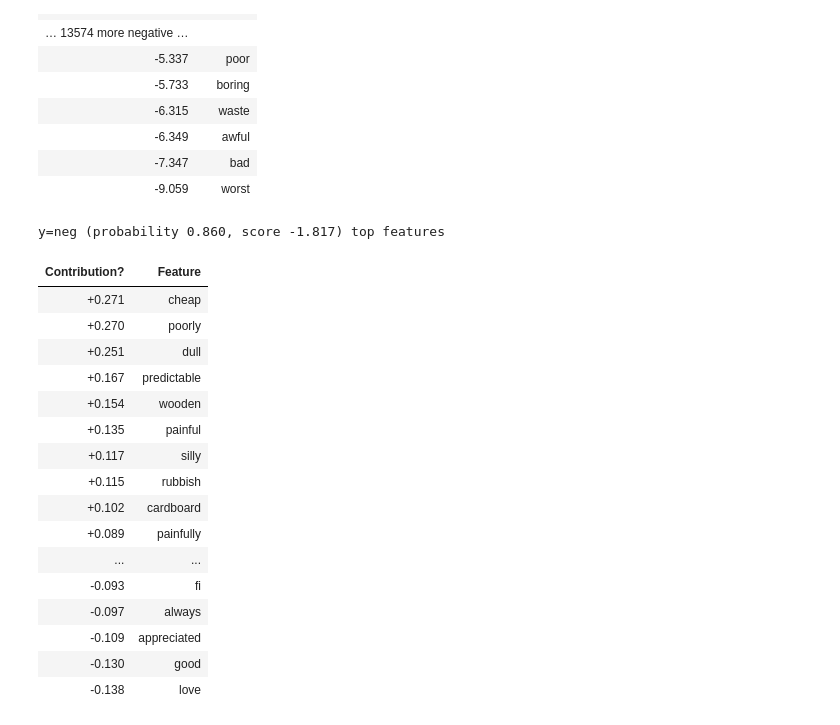
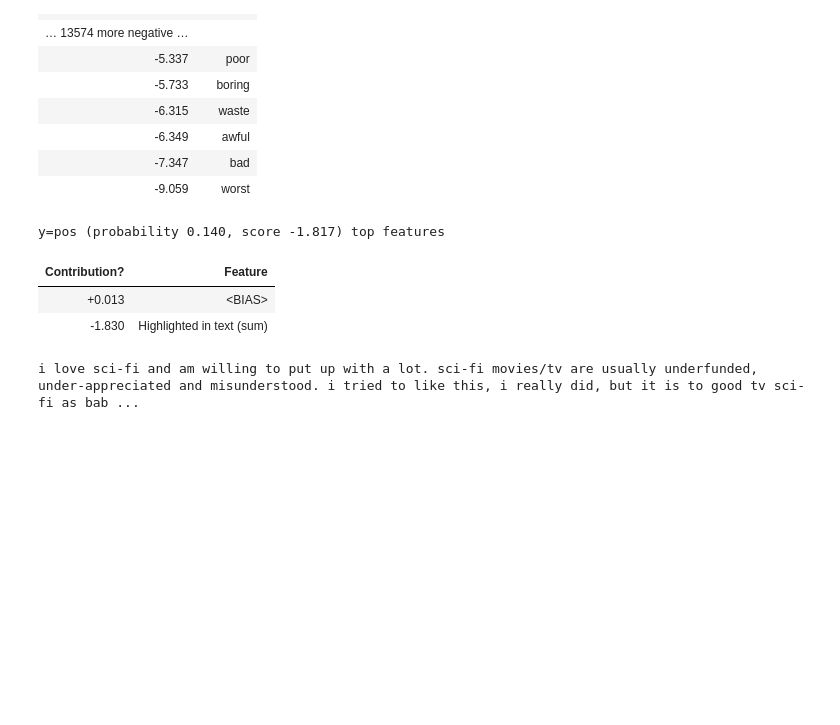
Before and after one commit to ccs-amsterdam/ccsbook, a Jupyter notebook: chapter11/sml_py.ipynb, the cells around one changed output. Saved outputs shown, nothing was run; the diff lists cells and outputs as text; code cells hidden in the pictures; blank space fills up the shorter version.

```diff
--- a/chapter11/sml_py.ipynb
+++ b/chapter11/sml_py.ipynb
@@ -50,8 +100,8 @@ configurations = [('NB with Count', CountVectorizer(min_df=5, max_df=.5), Multin
 
 for description, vectorizer, classifier in configurations:
     print(description)
-    X_train = vectorizer.fit_transform(train_texts)
-    X_test = vectorizer.transform(test_texts)
+    X_train = vectorizer.fit_transform(reviews_train)
+    X_test = vectorizer.transform(reviews_test)
     classifier.fit(X_train, y_train)
     y_pred = classifier.predict(X_test)
     short_classification_report(y_test, y_pred)
@@ -78,8 +128,8 @@ negative reviews:        0.88            0.89
 for description, vectorizer, classifier in configurations:
     print(description)
     pipe = make_pipeline(vectorizer, classifier)
-    pipe.fit(train_texts, y_train)
-    y_pred = pipe.predict(test_texts)
+    pipe.fit(reviews_train, y_train)
+    y_pred = pipe.predict(reviews_test)
     short_classification_report(y_test, y_pred)
     print('\n')
 # %% [output]
@@ -115,8 +165,8 @@ search = GridSearchCV(estimator=pipeline,
                       cv=5,
                       n_jobs=-1,  # use all cpus
                       verbose=10)
-search.fit(train_texts, y_train)
+search.fit(reviews_train, y_train)
 print(f'Using these hyperparameters {search.best_params_}, we get the best performance:')
-print(short_classification_report(y_test, search.predict(test_texts)))
+print(short_classification_report(y_test, search.predict(reviews_test)))
 # %% [output]
 Fitting 5 folds for each of 24 candidates, totalling 120 fits
@@ -173,7 +223,13 @@ print(metrics.classification_report(y_test, y_vader))
    macro avg       0.48      0.47      0.46     25000
 weighted avg       0.72      0.70      0.69     25000
 # %%
-# let's save the vectorizer and classifier from the first example
+# let's take a vectorizer and classifier...
+vectorizer = TfidfVectorizer(min_df=5, max_df=.5)
+classifier = LogisticRegression(solver='liblinear')
+X_train = vectorizer.fit_transform(reviews_train)
+X_test = vectorizer.transform(reviews_test)
+classifier.fit(X_train, y_train)
+# .... and save it:
 pickle.dump(vectorizer,open("myvectorizer.pkl",mode="wb"))
 joblib.dump(nb, "myclassifier.pkl")
 
@@ -211,23 +267,10 @@ y=pos top features
 | -7.347 | bad |
 | -9.059 | worst |
 # %%
-eli5.show_prediction(classifier, test_texts[0], vec=vectorizer)
+eli5.show_prediction(classifier, reviews_test[0], vec=vectorizer, targets=['pos'])
 # %% [output]
-y=neg (probability 0.860, score -1.817) top features
+y=pos (probability 0.140, score -1.817) top features
 | Contribution? | Feature |
-| +0.271 | cheap |
-| +0.270 | poorly |
-| +0.251 | dull |
-| +0.167 | predictable |
-| +0.154 | wooden |
-| +0.135 | painful |
-| +0.117 | silly |
-| +0.115 | rubbish |
-| +0.102 | cardboard |
-| +0.089 | painfully |
-| ... | ... |
-| -0.093 | fi |
-| -0.097 | always |
-| -0.109 | appreciated |
-| -0.130 | good |
-| -0.138 | love |
+| +0.013 | <BIAS> |
+| -1.830 | Highlighted in text (sum) |
+i love sci-fi and am willing to put up with a lot. sci-fi movies/tv are usually underfunded, under-appreciated and misunderstood. i tried to like this, i really did, but it is to good tv sci-fi as bab ...
```
Also changed, not shown: parts of 6 cells of this notebook, 1 other file.
